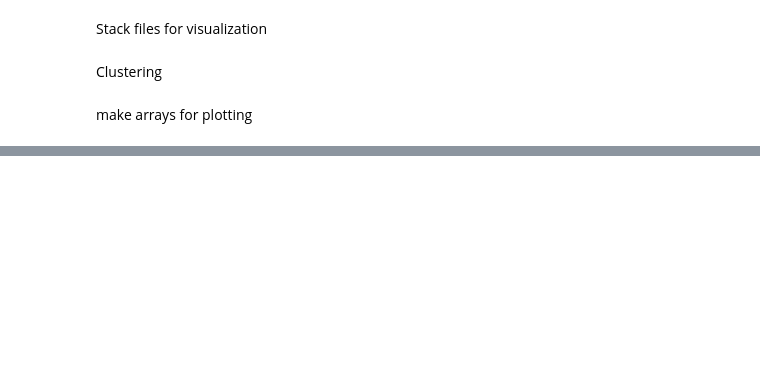
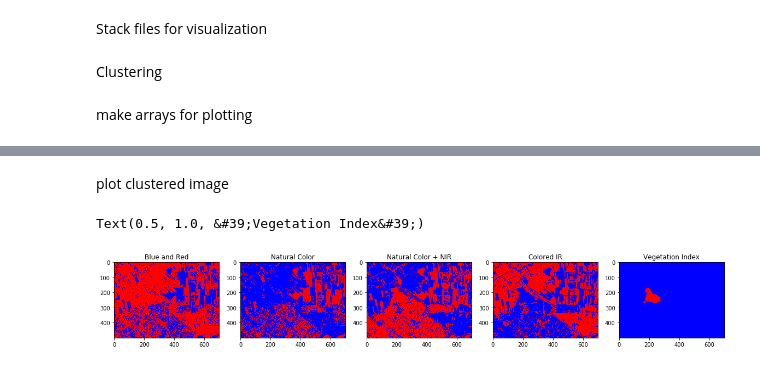
Before and after one commit to LouiseMerle/GEO1001_Assignment2, a Jupyter notebook: Assignment_2.ipynb, the cells around one changed output, grey strips where cells are left out. Cells and saved outputs as stored; diff of their text form; code cells hidden in the pictures; blank space fills up the shorter version.

Commit message:
clustering done

```diff
--- a/Assignment_2.ipynb
+++ b/Assignment_2.ipynb
@@ -96,4 +94,4 @@ flatten bands
 blue_10 = band2_10.flatten()
 green_10 = band3_10.flatten()
 red_10 = band4_10.flatten()
-NIR_10 = band8_10.flatten()
+NIR_10 = band8A_10.flatten()
@@ -100,7 +100,13 @@ NIR_10 = band8_10.flatten()
+# %%
+ndvi_10 = (NIR_10-red_10) / (NIR_10+red_10)
+ndvi_10 = ndvi_10.reshape(-1,1)
 # %% [markdown]
 Stack files for visualization
 # %%
-stackedBG_10 = np.vstack((blue_10, green_10)).T
+stackedBR_10 = np.vstack((blue_10, red_10)).T
 stackedBGR_10 = np.vstack((blue_10, green_10, red_10)).T
+stackedBGRNIR_10 = np.vstack((blue_10, green_10, red_10, NIR_10)).T
+stackedvegetation_10 = np.vstack((NIR_10, red_10, green_10)).T
+ref_image_10 = np.vstack((blue_10, red_10, green_10)).T
 # %% [markdown]
 Clustering
@@ -110,0 +113,9 @@ clusterBGR_10 = clustering.fit_predict(stackedBGR_10)
+# %%
+#Two clusters
+
+clustering_2 = KMeans(n_clusters=2, random_state=random)
+clusterBR_10_2 = clustering_2.fit_predict(stackedBR_10)
+clusterBGR_10_2 = clustering_2.fit_predict(stackedBGR_10)
+clusterBGRNIR_10_2 = clustering_2.fit_predict(stackedBGRNIR_10)
+cluster_veg_2 = clustering_2.fit_predict(stackedvegetation_10)
+cluster_NDVI_2 = clustering_2.fit_predict(ndvi_10)
@@ -118,0 +201,31 @@ ValueError: cannot reshape array of size 350000 into shape (700,700)
+# %% [markdown]
+plot clustered image
+# %%
+#Two clusters
+
+cmap = mc.LinearSegmentedColormap.from_list("", ['blue', 'red'])
+
+fig , axes = plt.subplots(nrows = 1, ncols = 5, figsize=(20,5))
+plt.sca(axes[0])
+plt.imshow(BR_10_2, cmap=cmap)
+plt.title('Blue and Red')
+
+plt.sca(axes[1])
+plt.imshow(BGR_10_2, cmap=cmap)
+plt.title('Natural Color')
+
+plt.sca(axes[2])
+plt.imshow(BGRNIR_10_2, cmap=cmap)
+plt.title('Natural Color + NIR')
+
+
+plt.sca(axes[3])
+plt.imshow(veg_10_2, cmap=cmap)
+plt.title('Colored IR')
+
+plt.sca(axes[4])
+plt.imshow(ndvi_10_2, cmap=cmap)
+plt.title('Vegetation Index')
+# %% [output]
+Text(0.5, 1.0, &#39;Vegetation Index&#39;)
+[figure, added]
```
Also changed, not shown: parts of 17 cells of this notebook.
